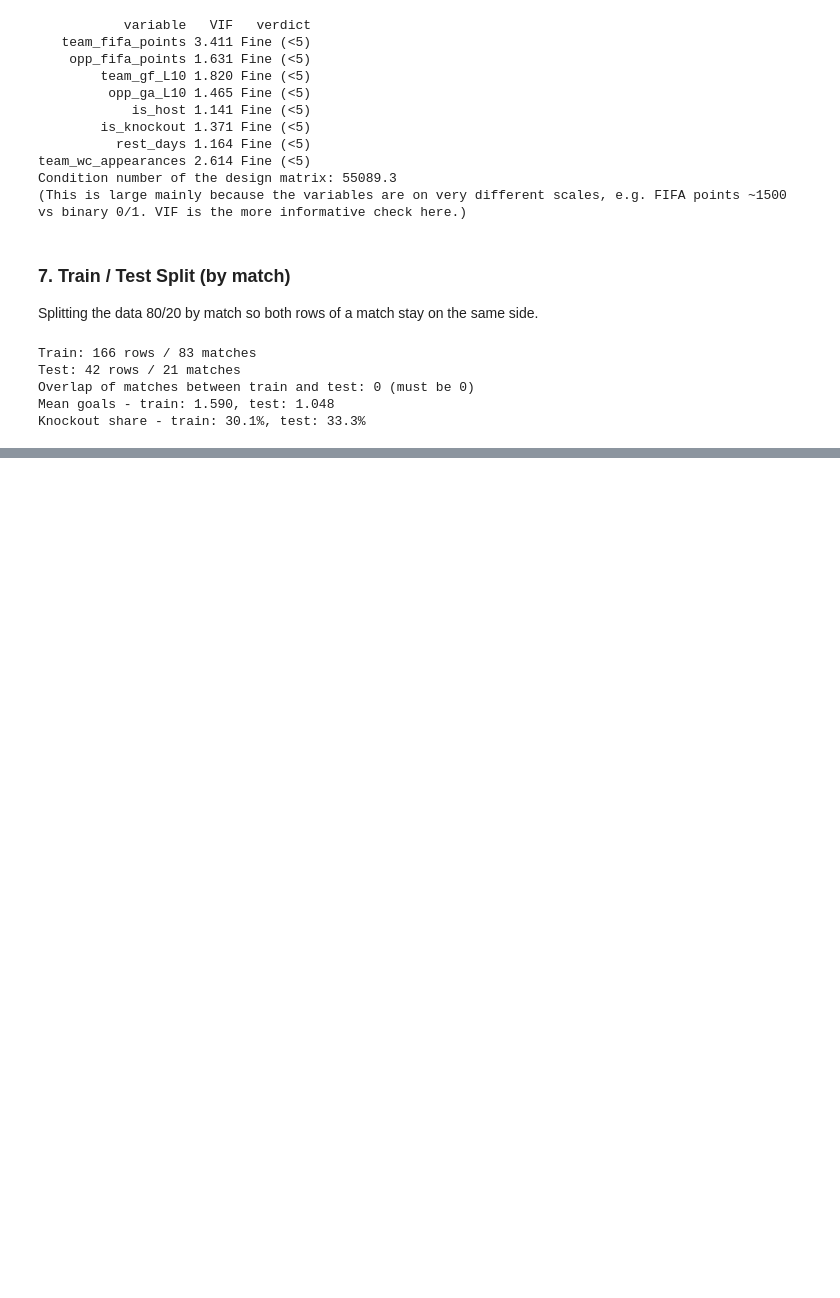
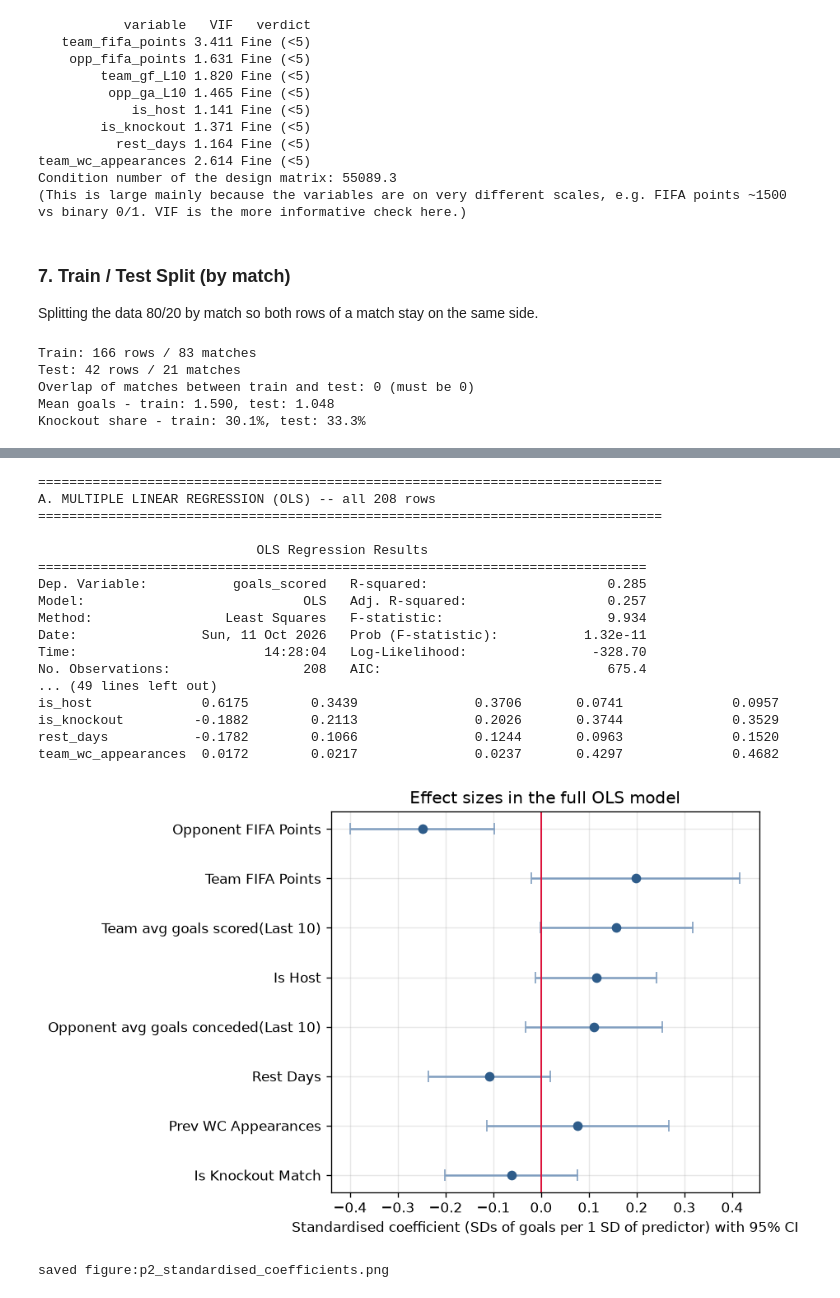
Before and after one commit to nayandeep-shrestha/assessment_3_HIT140, a Jupyter notebook: Linear Regression 2.2/Reg2.2.ipynb, the cells around one changed output, grey strips where cells are left out. Cells and saved outputs as stored; diff of their text form; code cells hidden in the pictures; blank space fills up the shorter version.

Commit message:
load data, ols model for inference

```diff
--- a/Linear Regression 2.2/Reg2.2.ipynb
+++ b/Linear Regression 2.2/Reg2.2.ipynb
@@ -419,0 +447,11 @@ Knockout share - train: 30.1%, test: 33.3%
+# %%
+y_all = df[TARGET]
+section("0.DATA")
+print(f"ALL rows: {len(df)}| train:{len(train)} ({train['match_id'].nunique()} matches) |"
+      f"test: {len(test)} ({test['match_id'].nunique()} matches)")
+
+assert set(train['match_id']).isdisjoint(test['match_id']), "train/test share matches"
+assert len(train) + len(test) == len(df), 'rows lost in split'
+assert train.groupby('match_id').size().eq(2).all(),"a train match is missing a row"
+assert test.groupby('match_id').size().eq(2).all(),"a test match is missinga row"
+print("split checks passed")
@@ -419,0 +475,69 @@ Knockout share - train: 30.1%, test: 33.3%
+# %%
+section("A. MULTIPLE LINEAR REGRESSION (OLS) -- all 208 rows")
+X_all = sm.add_constant(df[FEATURES])
+ols=sm.OLS(y_all, X_all).fit()
+print(ols.summary())
+(TAB_DIR / "p2_ols_full_summary.txt").write_text(str(ols.summary()))
+
+ci=ols.conf_int()
+coef_table=pd.DataFrame({
+    "coef":ols.params, "std_err":ols.bse, "t":ols.tvalues, "p_value":ols.pvalues,
+    "ci_low":ci[0], "ci_high":ci[1]
+})
+#standardised coefficient = coef*sd(x)/sd(y): effect as a 1-SD change in x, in SDs of y (comparable across variables)
+coef_table['std_beta']=[np.nan]+[ols.params[f]*df[f].std()/y_all.std() for f in FEATURES]
+coef_table=coef_table.round(4)
+print("\nCoefficeint Table:\n", coef_table.to_string())
+coef_table.to_csv(TAB_DIR/ "pe_ols_coefficients.csv")
+
+print(f"\nR2 = {ols.rsquared:.3f} | adjusted R2= {ols.rsquared_adj:.3f}|"
+      f"F={ols.fvalue:.2f}(p={ols.f_pvalue:.2g})| AIC={ols.aic:.1f}| BIC={ols.bic:.1f}")
+print(f"Residual standard error (RMSE on all data)={np.sqrt(ols.mse_resid):.3f} goals")
+
+#robust stabdarad errors, clustered by match: the two rowss of a match are not independent
+match_codes= pd.factorize(df['match_id'])[0]
+ols_cl=sm.OLS(y_all,X_all).fit(cov_type='cluster', cov_kwds={"groups":match_codes})
+robust=pd.DataFrame({
+    "coef":ols.params, 'se_classical':ols.bse, 'se_cluster_by_match':ols_cl.bse,
+    "p_classical":ols.pvalues,"p_cluster_by_match":ols_cl.pvalues,
+}).round(4)
+print("\nClassical vs match-clustered standard erros:\n", robust.to_string())
+robust.to_csv(TAB_DIR/ "p2_robust_standard_errors.csv")
+
+#coefficient plot (standardised, with 95% CI)
+sd_ratio=pd.Series({f:df[f].std()/y_all.std() for f in FEATURES})
+std_ci_low=ci.loc[FEATURES, 0]*sd_ratio
+std_ci_high=ci.loc[FEATURES, 1]*sd_ratio
+std_beta=coef_table.loc[FEATURES,'std_beta']
+order=std_beta.abs().sort_values().index
+fig,ax=plt.subplots(figsize=(7.5, 4.8))
+ypos=np.arange(len(order))
+ax.errorbar(std_beta[order],ypos,
+            xerr=[std_beta[order]-std_ci_low[order], std_ci_high[order]-std_beta[order]],
+            fmt='o',color="#2E5C8A", ecolor="#7F9DBF", capsize=4)
+ax.axvline(0,color='crimson', lw=1.2)
+ax.set_yticks(ypos)
+ax.set_yticklabels([LABELS[f] for f in order])
+ax.set_xlabel("Standardised coefficient (SDs of goals per 1 SD of predictor) with 95% CI")
+ax.set_title("Effect sizes in the full OLS model")
+save_fig("p2_standardised_coefficients.png")
+# %% [output]
+================================================================================
+A. MULTIPLE LINEAR REGRESSION (OLS) -- all 208 rows
+================================================================================
+
+                            OLS Regression Results
+==============================================================================
+Dep. Variable:           goals_scored   R-squared:                       0.285
+Model:                            OLS   Adj. R-squared:                  0.257
+Method:                 Least Squares   F-statistic:                     9.934
+Date:                Sun, 11 Oct 2026   Prob (F-statistic):           1.32e-11
+Time:                        14:28:04   Log-Likelihood:                -328.70
+No. Observations:                 208   AIC:                             675.4
+... (49 lines left out)
+is_host              0.6175        0.3439               0.3706       0.0741              0.0957
+is_knockout         -0.1882        0.2113               0.2026       0.3744              0.3529
+rest_days           -0.1782        0.1066               0.1244       0.0963              0.1520
+team_wc_appearances  0.0172        0.0217               0.0237       0.4297              0.4682
+[figure, added]
+saved figure:p2_standardised_coefficients.png
```
Also changed, not shown: parts of 9 cells of this notebook, 11 other files.
